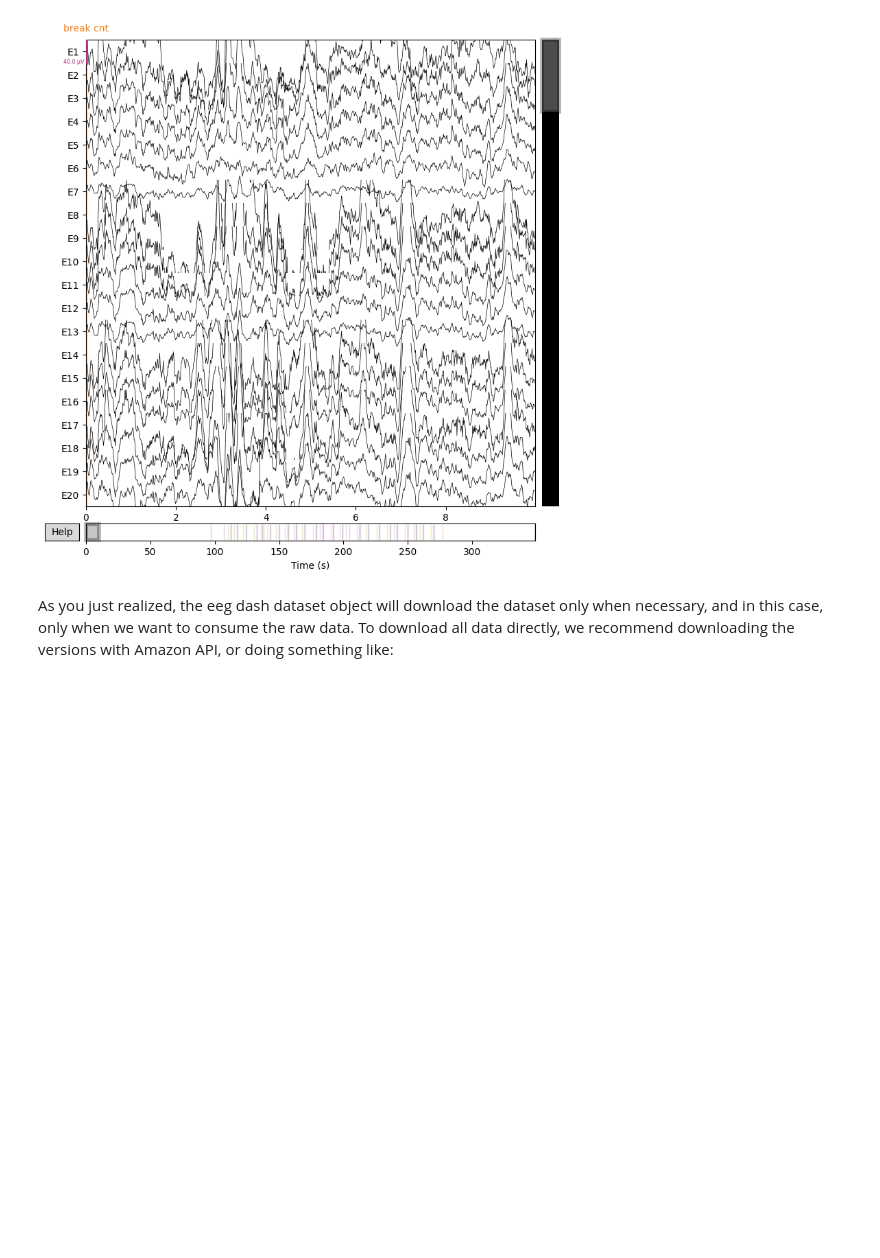
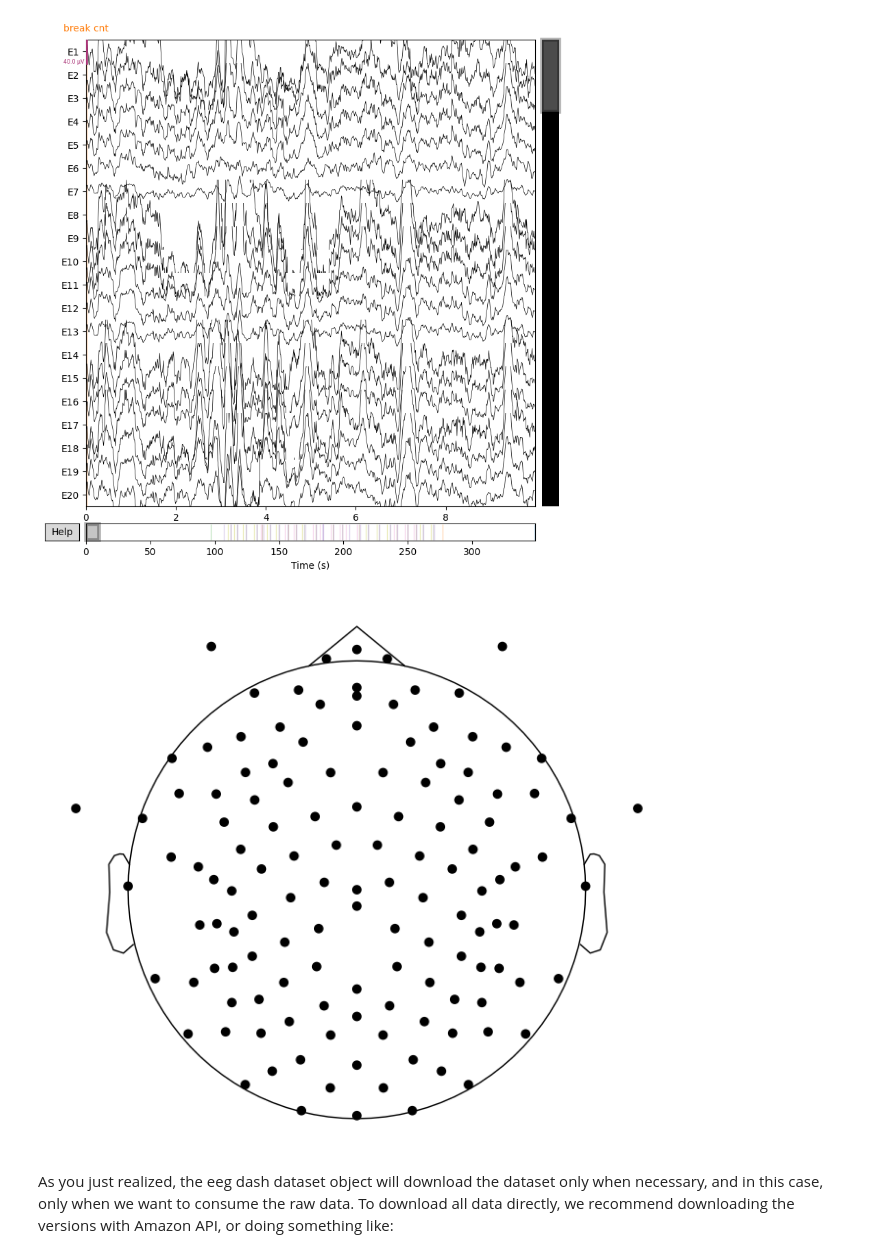
Before and after one commit to 27jorge05/startkit, a Jupyter notebook: challenge_1.ipynb, the cells around one changed output. Saved outputs shown, nothing was run; the diff lists cells and outputs as text; code cells hidden in the pictures; blank space fills up the shorter version.

```diff
--- a/challenge_1.ipynb
+++ b/challenge_1.ipynb
@@ -174,3 +227,13 @@ fig = raw.plot_sensors()
+# %%
+# fig = raw.plot_sensors()
+
+# Cz -> E129, aplicar montaje, restaurar
+raw.rename_channels({"Cz": "E129"})
+raw.set_montage("GSN-HydroCel-129", match_case=False, on_missing="ignore")
+raw.rename_channels({"E129": "Cz"})
+fig = raw.plot_sensors(show_names=False)
+# %% [output]
+[figure, added]
 # %% [markdown]
 As you just realized, the eeg dash dataset object will download the dataset only when necessary, and in this case, only when we want to consume the raw data. To download all data directly, we recommend downloading the versions with Amazon API, or doing something like:
 # %%
```
Also changed, not shown: parts of 10 cells of this notebook.
